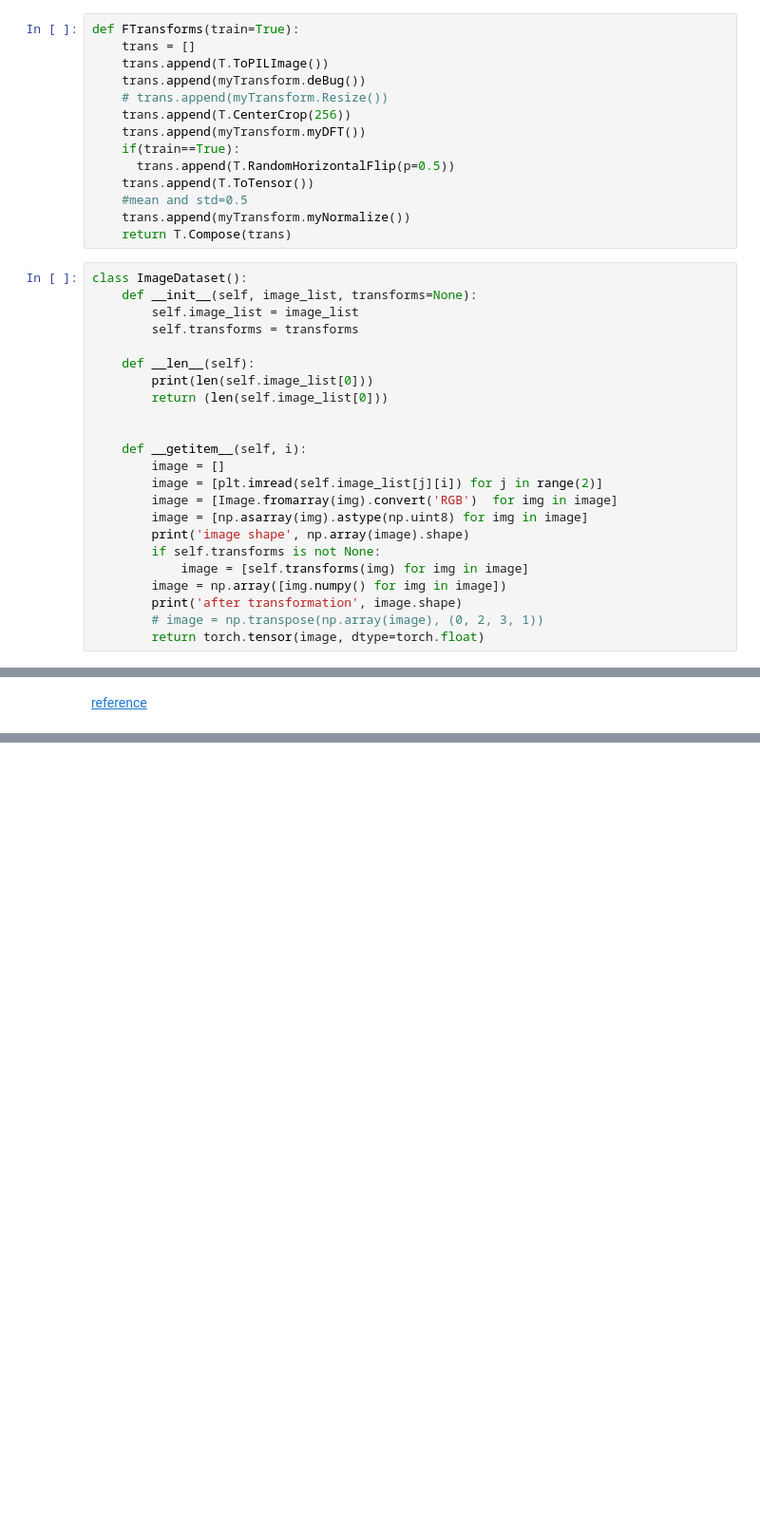
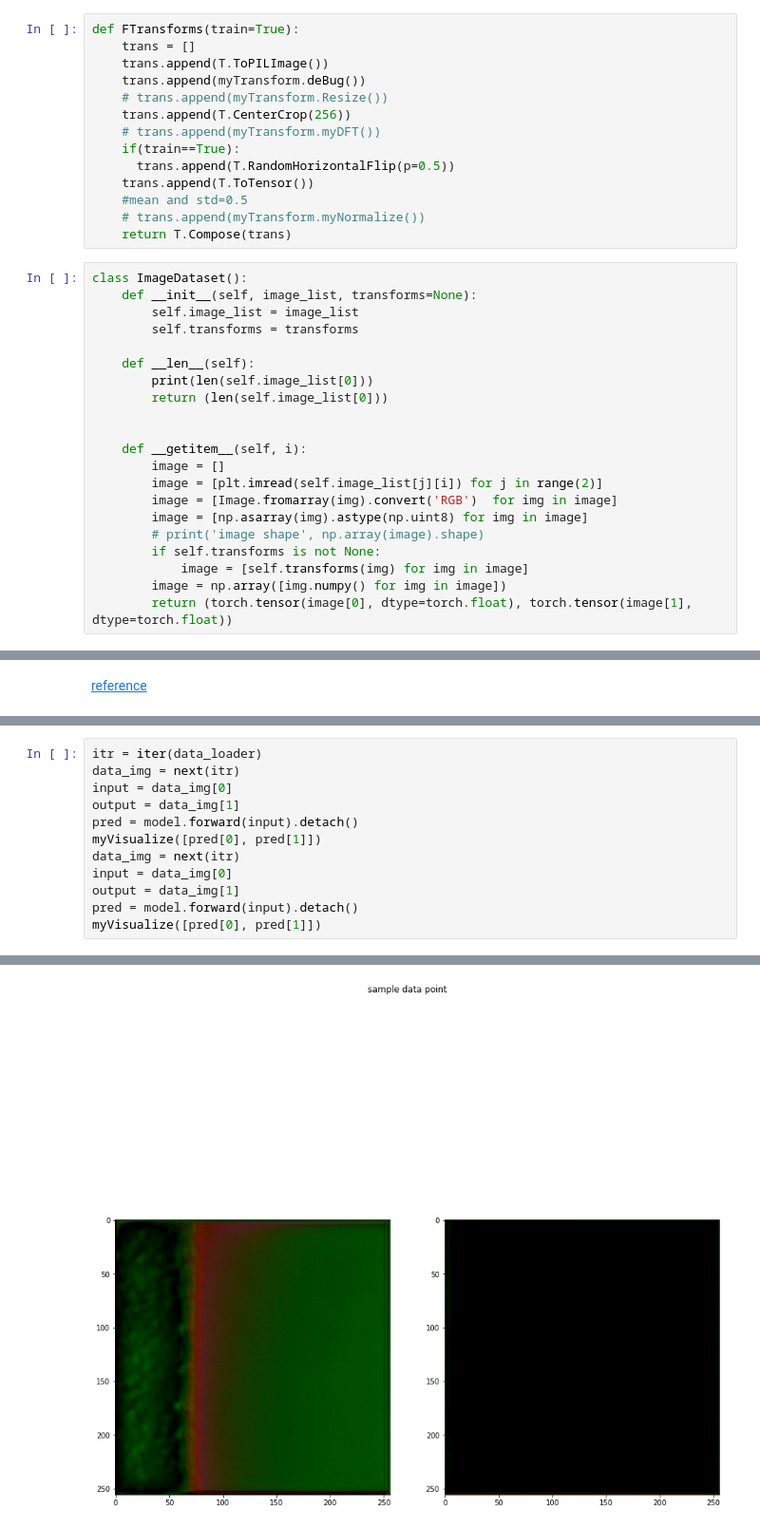
Before and after one commit to spider-tronix/Dark-Sight, a Jupyter notebook: DFT_CNN.ipynb, the cells around one changed output, grey strips where cells are left out. Shown at 95% size. Saved outputs shown, nothing was run; the diff lists cells and outputs as text; blank space fills up the shorter version.

```diff
--- a/DFT_CNN.ipynb
+++ b/DFT_CNN.ipynb
@@ -100,12 +121,12 @@ def FTransforms(train=True):
     trans.append(myTransform.deBug())
     # trans.append(myTransform.Resize())
     trans.append(T.CenterCrop(256))
-    trans.append(myTransform.myDFT())
+    # trans.append(myTransform.myDFT())
     if(train==True):
       trans.append(T.RandomHorizontalFlip(p=0.5))
     trans.append(T.ToTensor())
     #mean and std=0.5
-    trans.append(myTransform.myNormalize())
+    # trans.append(myTransform.myNormalize())
     return T.Compose(trans)
 # %%
 class ImageDataset():
@@ -123,10 +144,8 @@ class ImageDataset():
         image = [plt.imread(self.image_list[j][i]) for j in range(2)]
         image = [Image.fromarray(img).convert('RGB')  for img in image]
         image = [np.asarray(img).astype(np.uint8) for img in image]
-        print('image shape', np.array(image).shape)
+        # print('image shape', np.array(image).shape)
         if self.transforms is not None:
             image = [self.transforms(img) for img in image]
         image = np.array([img.numpy() for img in image])
-        print('after transformation', image.shape)
-        # image = np.transpose(np.array(image), (0, 2, 3, 1))
-        return torch.tensor(image, dtype=torch.float)
+        return (torch.tensor(image[0], dtype=torch.float), torch.tensor(image[1], dtype=torch.float))
@@ -297,0 +317,13 @@ Clipping input data to the valid range for imshow with RGB data ([0..1] for floa
+# %%
+itr = iter(data_loader)
+data_img = next(itr)
+input = data_img[0]
+output = data_img[1]
+pred = model.forward(input).detach()
+myVisualize([pred[0], pred[1]])
+data_img = next(itr)
+input = data_img[0]
+output = data_img[1]
+pred = model.forward(input).detach()
+myVisualize([pred[0], pred[1]])
+# %% [output]
@@ -297,0 +335 @@ Clipping input data to the valid range for imshow with RGB data ([0..1] for floa
+[figure, added]
```
Also changed, not shown: parts of 20 cells of this notebook.
